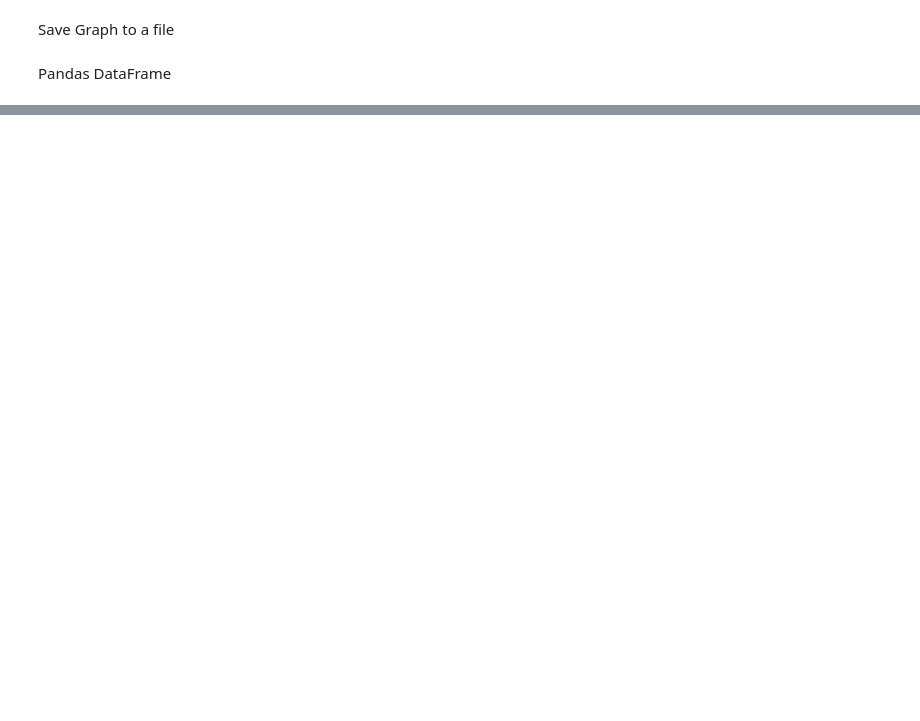
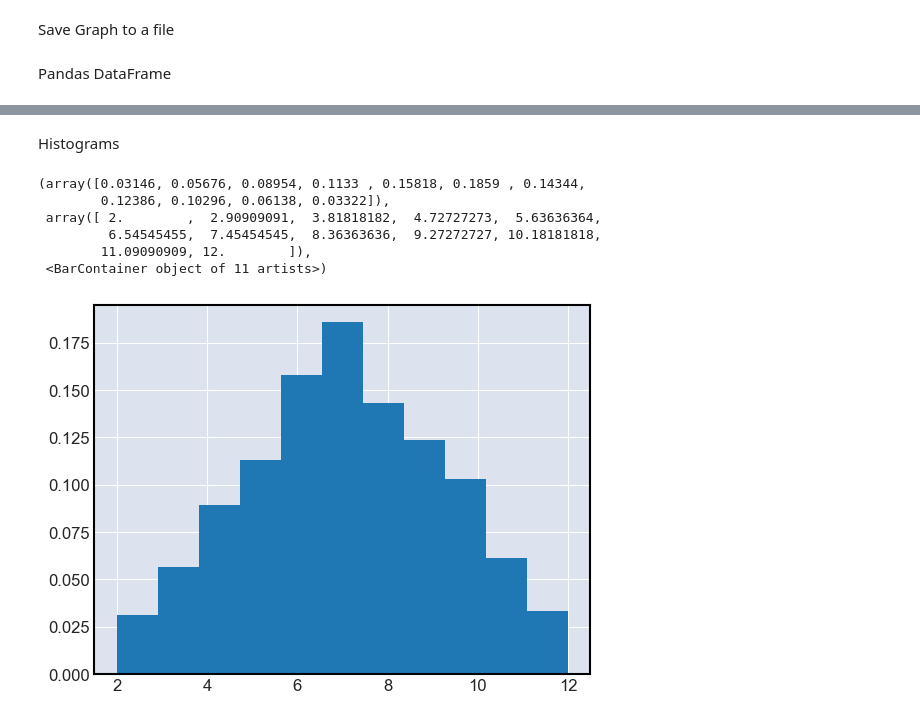
Before and after one commit to abhi-v97/Matplotlib-Notes, a Jupyter notebook: notes.ipynb, the cells around one changed output, grey strips where cells are left out. Cells and saved outputs as stored; diff of their text form; code cells hidden in the pictures; blank space fills up the shorter version.

```diff
--- a/notes.ipynb
+++ b/notes.ipynb
@@ -137,0 +196,23 @@ ics_df = pd.read_csv("icecreamsales.csv")
+# %% [markdown]
+Histograms
+# %%
+# roll 2 6 sided dies and get the sum to plot the histogram
+
+arr1 = np.random.randint(1,7,5000)
+arr2 = np.random.randint(1,7,5000)
+arr3 = arr1 + arr2
+
+# bins - number of options available 2 through 12 = 11
+# density returns the frequency of each bin
+# range - tuple with bin range interested in
+# cumulative - use a cumulative distrubution if set to true
+# histtype - "step" generates a line plot
+plot.hist(arr3, bins=11, density=True, stacked=True)
+# %% [output]
+(array([0.03146, 0.05676, 0.08954, 0.1133 , 0.15818, 0.1859 , 0.14344,
+        0.12386, 0.10296, 0.06138, 0.03322]),
+ array([ 2.        ,  2.90909091,  3.81818182,  4.72727273,  5.63636364,
+         6.54545455,  7.45454545,  8.36363636,  9.27272727, 10.18181818,
+        11.09090909, 12.        ]),
+ <BarContainer object of 11 artists>)
+[figure, added]
```
Also changed, not shown: parts of 27 cells of this notebook, 4 other files.
